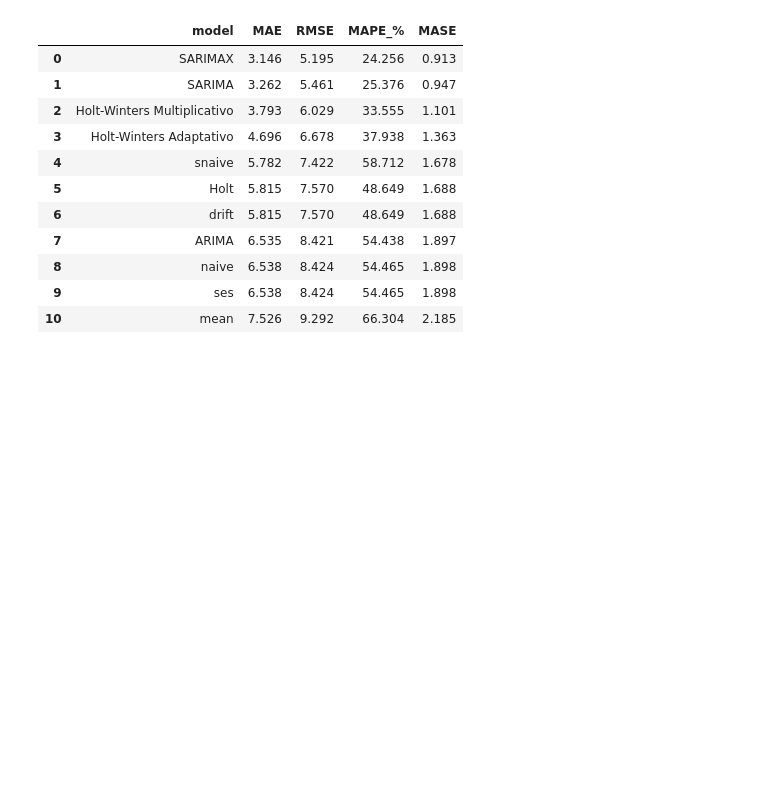
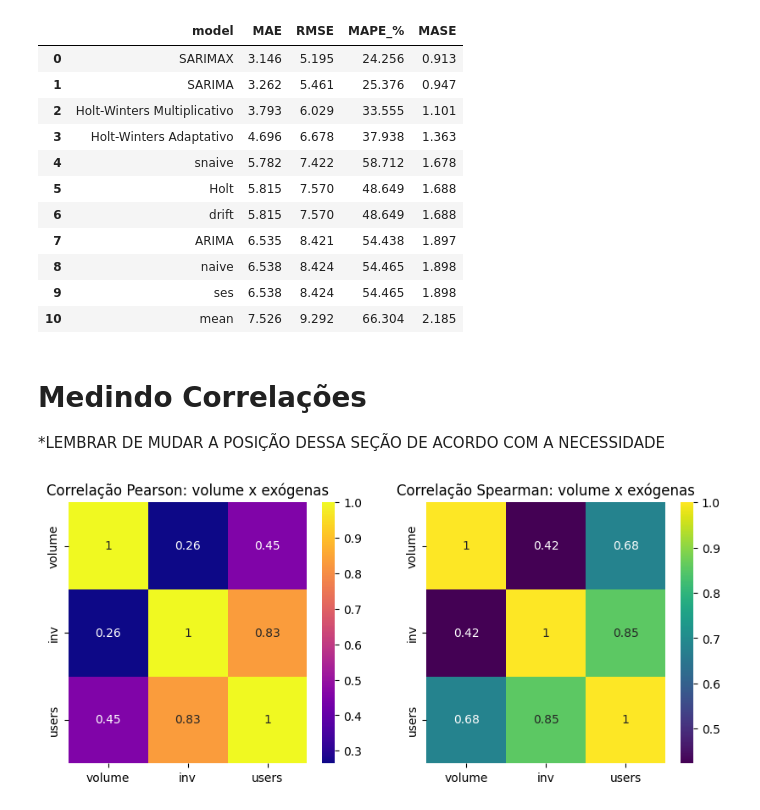
Before and after one commit to GuilhermeCastilho02/Series-Temporais-A2, a Jupyter notebook: trabalho_a2.ipynb, the cells around one changed output. Saved outputs shown, nothing was run; the diff lists cells and outputs as text; code cells hidden in the pictures; blank space fills up the shorter version.

Commit message:
adicionei analise de correlação

```diff
--- a/trabalho_a2.ipynb
+++ b/trabalho_a2.ipynb
@@ -329,3 +329,24 @@ metrics
 | 8 | naive | 6.538 | 8.424 | 54.465 | 1.898 |
 | 9 | ses | 6.538 | 8.424 | 54.465 | 1.898 |
 | 10 | mean | 7.526 | 9.292 | 66.304 | 2.185 |
+# %% [markdown]
+# Medindo Correlações
+
+*LEMBRAR DE MUDAR A POSIÇÃO DESSA SEÇÃO DE ACORDO COM A NECESSIDADE
+# %%
+corr_pearson_matrix = prison[["volume", "inv", "users"]].corr("pearson")
+corr_spearman_matrix = prison[["volume", "inv", "users"]].corr("spearman")
+cross_corr_us_x_vol = sm.tsa.stattools.ccf(y, X["users"], adjusted=False)[:20]  # até 20 defasagens
+cross_corr_inv_x_vol = sm.tsa.stattools.ccf(y, X["inv"], adjusted=False)[:20]
+# %%
+fig, axes = plt.subplots(1, 2, figsize=(10, 4))
+
+sns.heatmap(corr_pearson_matrix, ax=axes[0], annot=True, cmap="plasma")
+axes[0].set_title("Correlação Pearson: volume x exógenas")
+
+sns.heatmap(corr_spearman_matrix, ax=axes[1], annot=True, cmap="viridis")
+axes[1].set_title("Correlação Spearman: volume x exógenas")
+
+plt.show()
+# %% [output]
+[figure, added]
```
Also changed, not shown: parts of 1 cell of this notebook.
